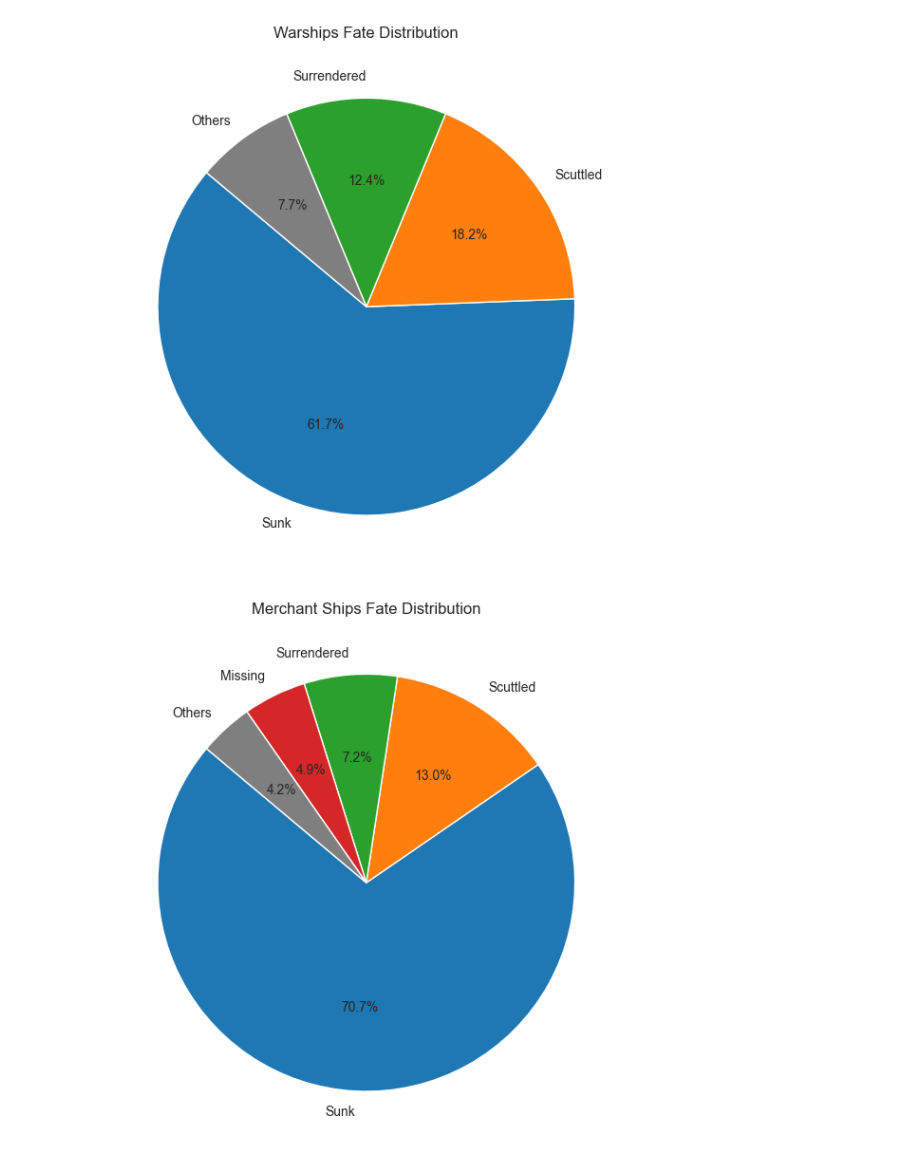
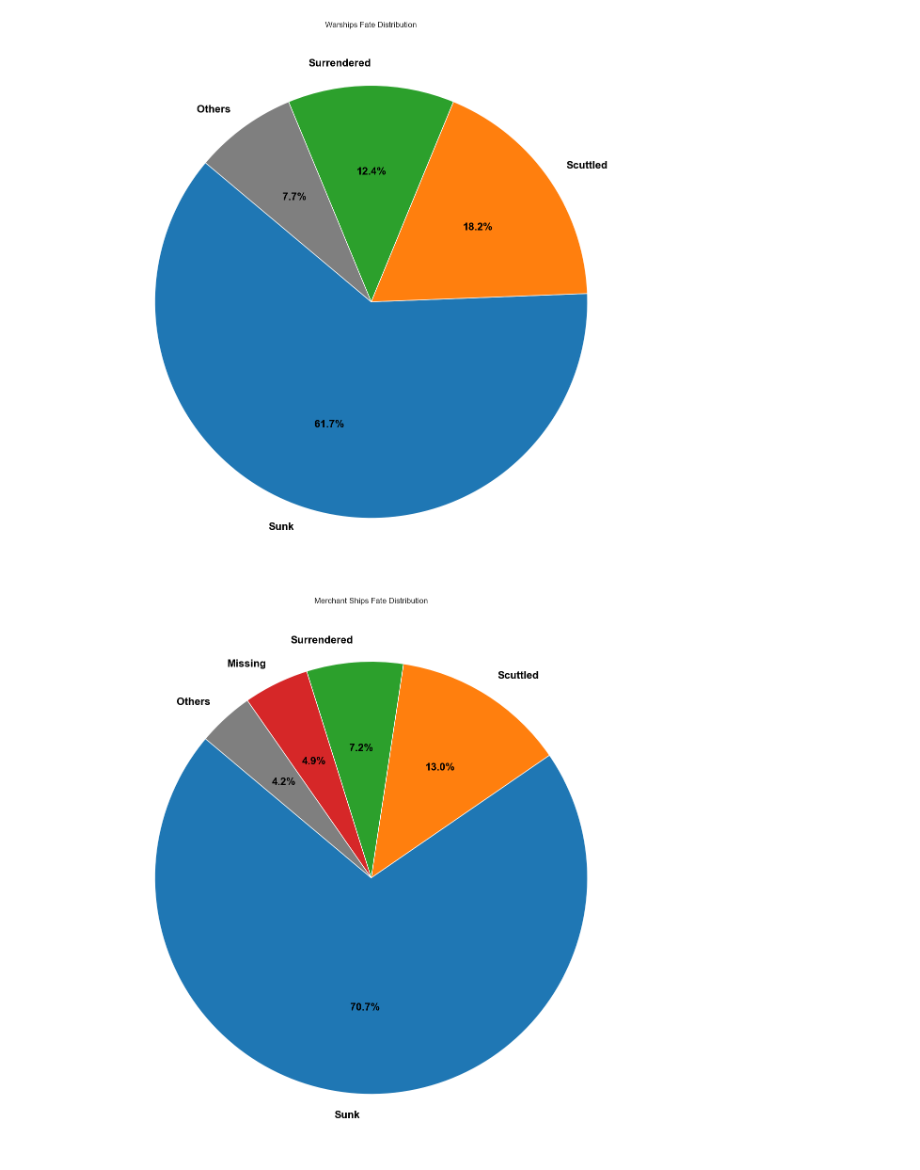
Before and after one commit to amdla/Data-visualisation, a Jupyter notebook: u-boot/karabin.ipynb, the cells around one changed output. Cells and saved outputs as stored; diff of their text form; code cells hidden in the pictures.

```diff
--- a/u-boot/karabin.ipynb
+++ b/u-boot/karabin.ipynb
@@ -142,11 +171,11 @@ import matplotlib.pyplot as plt
 
 # Define a dictionary mapping each Fate_Event label to a specific color
 fate_color_map = {
-    "Sunk":        "#1f77b4",  # Blue
-    "Scuttled":    "#ff7f0e",  # Orange
+    "Sunk": "#1f77b4",  # Blue
+    "Scuttled": "#ff7f0e",  # Orange
     "Surrendered": "#2ca02c",  # Green
-    "Missing":     "#d62728",  # Red
-    "Others":      "#7f7f7f",  # Gray
+    "Missing": "#d62728",  # Red
+    "Others": "#7f7f7f",  # Gray
     # Add more fate labels here if needed...
 }
 
@@ -170,47 +199,48 @@ warship_colors = [
     for label in warship_labels
 ]
 
-plt.figure(figsize=(6, 6))
+plt.figure(figsize=(20, 12))
 plt.pie(
     warship_fate_filtered,
     labels=warship_labels,
     colors=warship_colors,
     autopct='%1.1f%%',
-    startangle=140
+    startangle=140,
+    textprops={'fontsize': 16, 'weight': 'bold', 'color': 'black'},
 )
 plt.title("Warships Fate Distribution")
 plt.tight_layout()
 plt.show()
-
 
 # 2) MERCHANT SHIPS
 df_merchants = df[df['Merchant_Ships_sunk_No'] > 0]
 merchant_fate_counts = df_merchants['Fate_Event'].value_counts()
 merchant_fate_main = merchant_fate_counts[merchant_fate_counts >= fate_threshold]
 others_merchant = merchant_fate_counts[merchant_fate_counts < fate_threshold].sum()
 
 merchant_fate_filtered = merchant_fate_main.copy()
 if others_merchant > 0:
     merchant_fate_filtered['Others'] = others_merchant
 
 # Create a color list for merchant_fate_filtered, in label order
 merchant_labels = merchant_fate_filtered.index
 merchant_colors = [
     fate_color_map[label] if label in fate_color_map else "#c7c7c7"
     for label in merchant_labels
 ]
 
-plt.figure(figsize=(6, 6))
+plt.figure(figsize=(20, 12))
 plt.pie(
     merchant_fate_filtered,
     labels=merchant_labels,
     colors=merchant_colors,
     autopct='%1.1f%%',
-    startangle=140
+    startangle=140,
+    textprops={'fontsize': 16, 'weight': 'bold', 'color': 'black'},
 )
 plt.title("Merchant Ships Fate Distribution")
 plt.tight_layout()
 plt.show()
 # %% [output]
-[figure, old version]
+[figure, new version]
-[figure, old version]
+[figure, new version]
```
Also changed, not shown: parts of 5 cells of this notebook, 9 other files.
